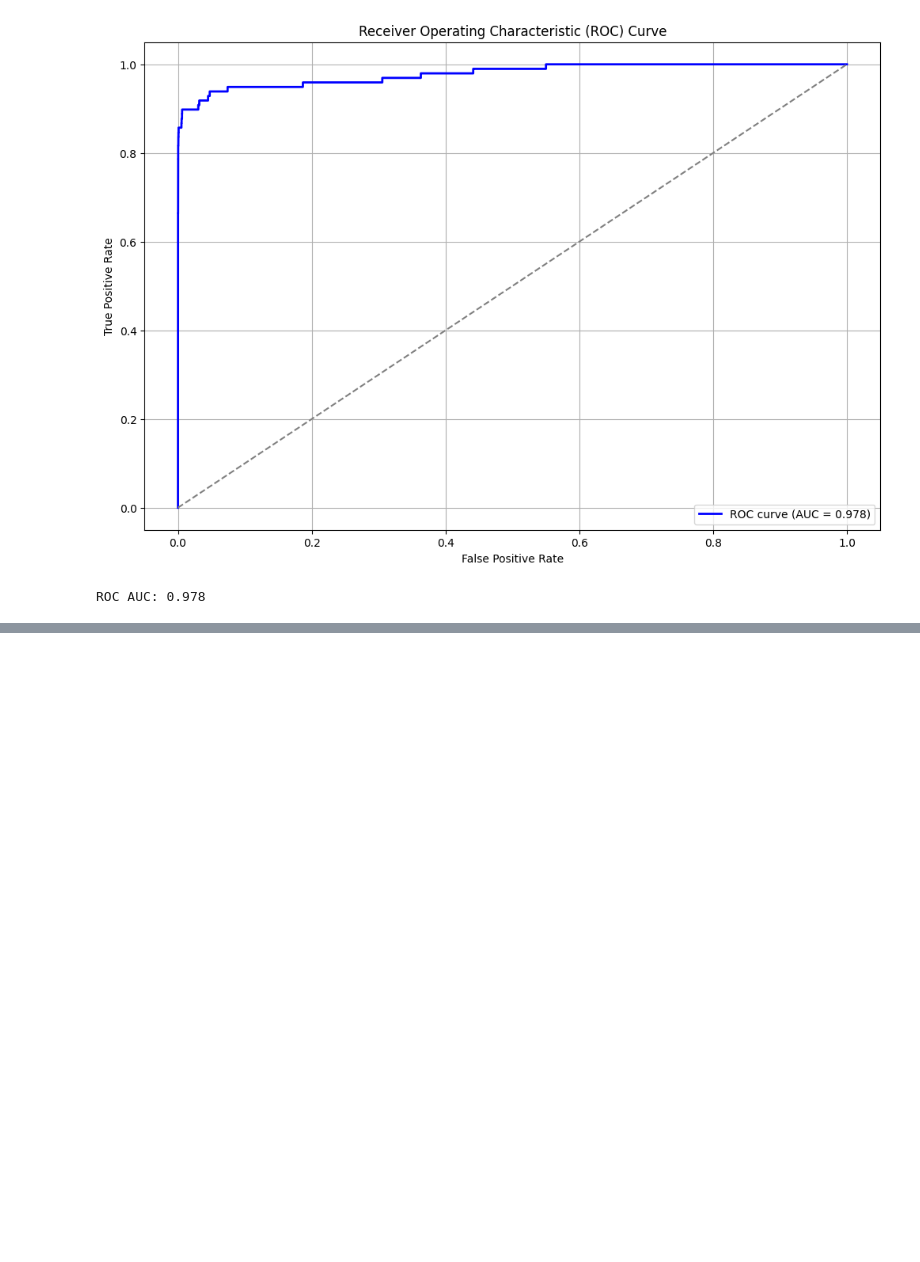
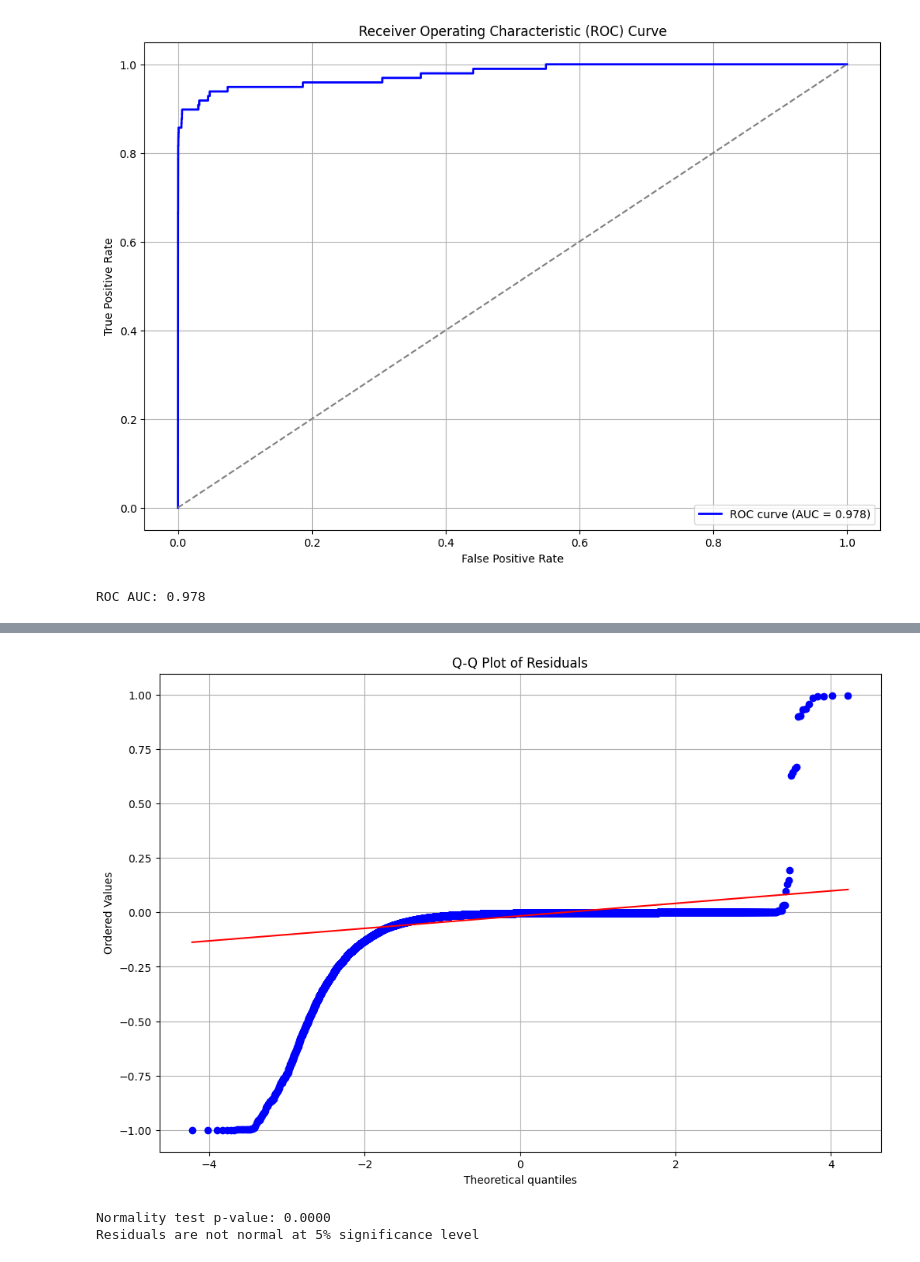
Before and after one commit to jblcky/credit_card_fraud, a Jupyter notebook: notebooks/xgb.ipynb, the cells around one changed output, grey strips where cells are left out. Saved outputs shown, nothing was run; the diff lists cells and outputs as text; code cells hidden in the pictures; blank space fills up the shorter version.

```diff
--- a/notebooks/xgb.ipynb
+++ b/notebooks/xgb.ipynb
@@ -358,0 +370,18 @@ Model saved to: xgboost_fraud_detector_22-9-2025.joblib
+# %%
+# 2. Q-Q Plot
+plt.figure(figsize=(12, 8))
+from scipy.stats import probplot
+probplot(residuals, dist="norm", plot=plt)
+plt.title('Q-Q Plot of Residuals')
+plt.grid(True)
+plt.show()
+
+# Test for normality
+from scipy.stats import normaltest
+k2, p_value = normaltest(residuals)
+print(f"Normality test p-value: {p_value:.4f}")
+print("Residuals are", "normal" if p_value > 0.05 else "not normal", "at 5% significance level")
+# %% [output]
+[figure, added]
+Normality test p-value: 0.0000
+Residuals are not normal at 5% significance level
```
Also changed, not shown: parts of 8 cells of this notebook, 1 other file.
